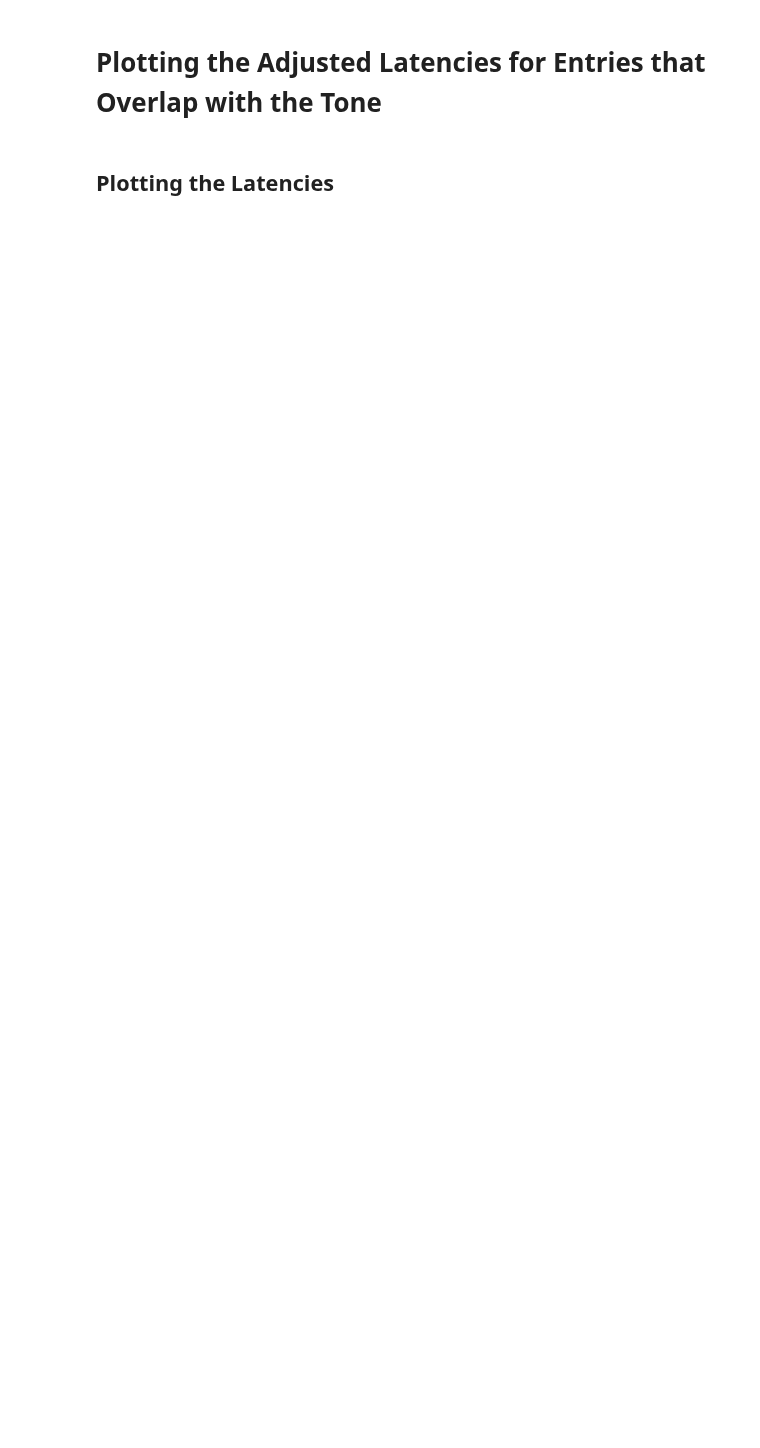
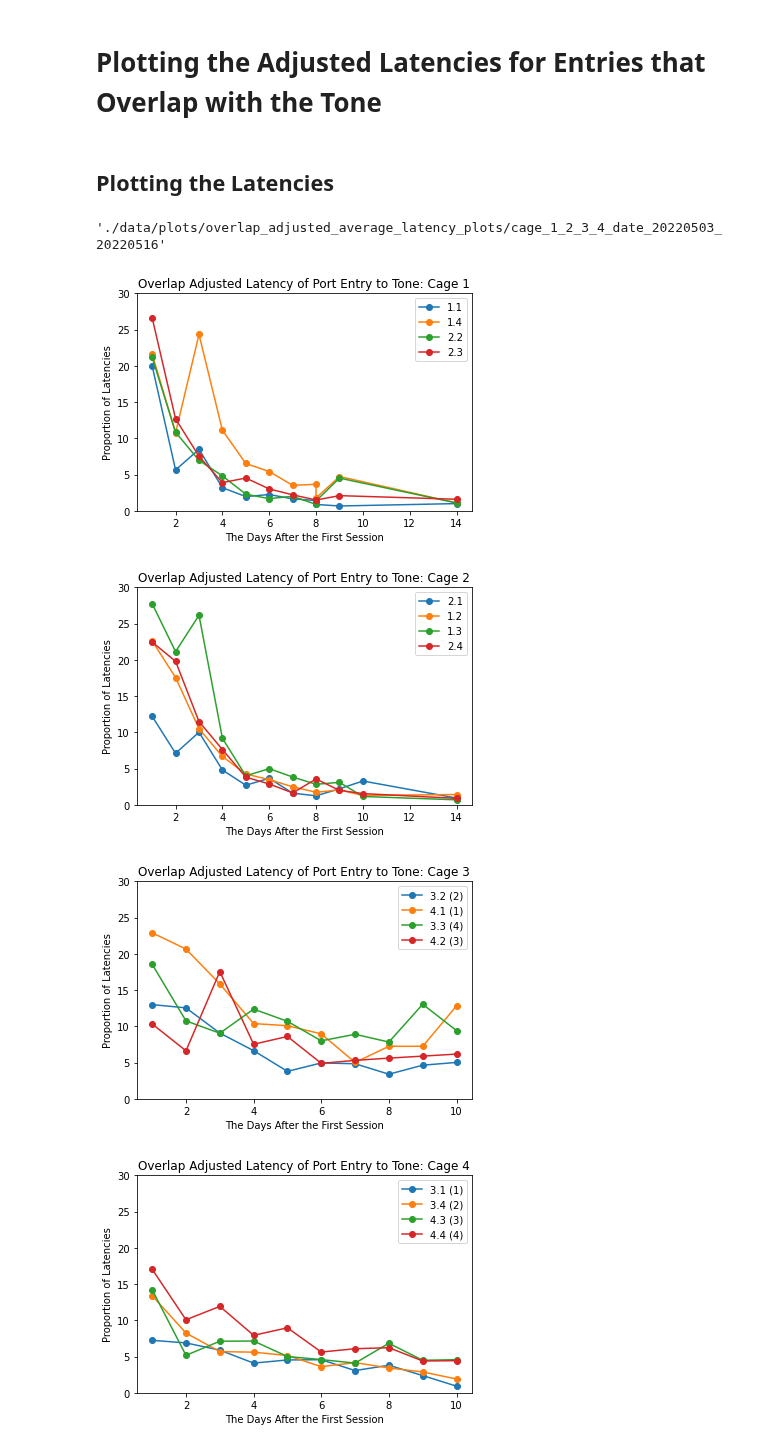
Before and after one commit to padillacoreanolab/med_pc_repo, a Jupyter notebook: jupyter_notebooks/02_calculating_latencies.ipynb, the cells around one changed output. Saved outputs shown, nothing was run; the diff lists cells and outputs as text; code cells hidden in the pictures; blank space fills up the shorter version.

```diff
--- a/jupyter_notebooks/02_calculating_latencies.ipynb
+++ b/jupyter_notebooks/02_calculating_latencies.ipynb
@@ -715,7 +796,9 @@ raise ValueError("Stop")
 # %% [markdown]
 ## Plotting the Latencies
 # %%
-overlap_adjusted_average_latency_output_directory = "./data/plots/overlap_adjusted_average_latency_plots/cage_{}_date_{}_{}".format(cage_numbers_for_title, earliest_date, latest_date)
+overlap_adjusted_average_latency_plots_output_directory = "./data/plots/overlap_adjusted_average_latency_plots/cage_{}_date_{}_{}".format(cage_numbers_for_title, earliest_date, latest_date)
 # %%
-overlap_adjusted_average_latency_output_directory
+overlap_adjusted_average_latency_plots_output_directory
+# %% [output]
+'./data/plots/overlap_adjusted_average_latency_plots/cage_1_2_3_4_date_20220503_20220516'
 # %%
@@ -723,26 +806,31 @@ os.makedirs(overlap_adjusted_average_latency_output_directory, exist_ok=True)
 # %%
 # Plotting for each cage
 for cage in grouped_averaged_first_porty_entry_dataframe["cage"].unique():
     fig, ax = plt.subplots()
     # Getting all the rows with the current cage number
     cage_df = grouped_averaged_first_porty_entry_dataframe[grouped_averaged_first_porty_entry_dataframe["cage"] == cage]
 
     # Plotting a line for each subject
     for subject in cage_df["subject"].unique():
         # Getting all the rows with the current subject
         subject_df = cage_df[cage_df["subject"] == subject]
         # Making the dates into days after the first session by subtracting all the dates by the first date
-        ax.plot(subject_df["date_int"] - subject_df["date_int"].min() + 1, subject_df["overlapping_port_entry_with_tone"], '-o', label=subject)
+        ax.plot(subject_df["date_int"] - subject_df["date_int"].min() + 1, subject_df["latency_adjusted_overlap"], '-o', label=subject)
 
     # Setting the Y-Axis to only plot from 0 to 30 because we adjusted the latency to always be under 30
-    ax.set_ylim(0, 1)
+    ax.set_ylim(0, 30)
     # Labeling the X/Y Axis and the title
     ax.set_xlabel("The Days After the First Session")
     ax.set_ylabel("Proportion of Latencies")
-    ax.set_title("Port Entries/Exit that Overlap with Tone Onset: Cage {}".format(cage))
+    ax.set_title("Overlap Adjusted Latency of Port Entry to Tone: Cage {}".format(cage))
     # To show the legend
     ax.legend()
-    file_name = "original_average_port_entry_latency_cage_{}_date_{}_{}.png".format(cage, earliest_date, latest_date)
+    file_name = "overlap_adjusted_average_latency_plot_cage_{}_date_{}_{}.png".format(cage, earliest_date, latest_date)
 
-    plt.savefig("./data/plots/overlap_ratios/overlap_ratios_cage_{}_date_{}_{}.png".format(cage))
+    plt.savefig(os.path.join(overlap_adjusted_average_latency_plots_output_directory, file_name))
+# %% [output]
+[figure, added]
+[figure, added]
+[figure, added]
+[figure, added]
 # %% [markdown]
```
Also changed, not shown: parts of 40 cells of this notebook.
